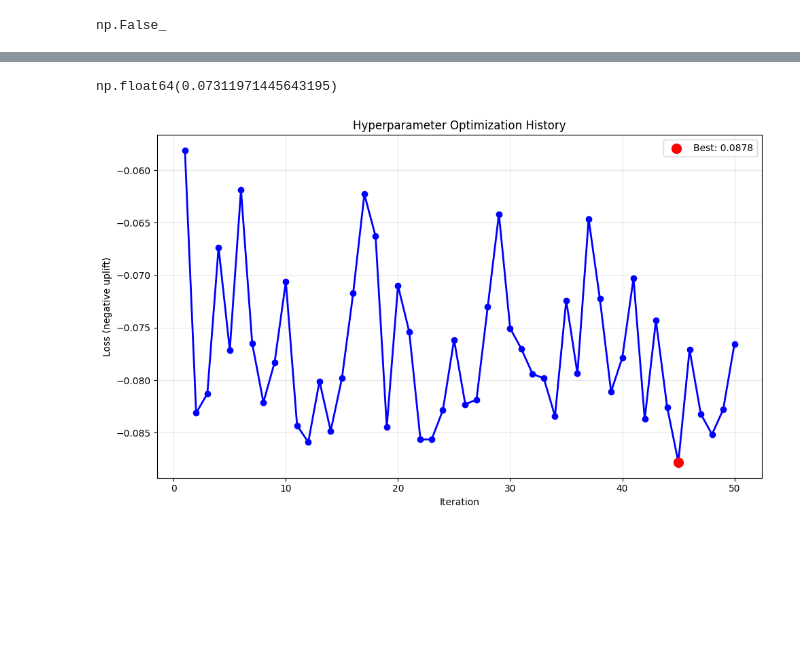
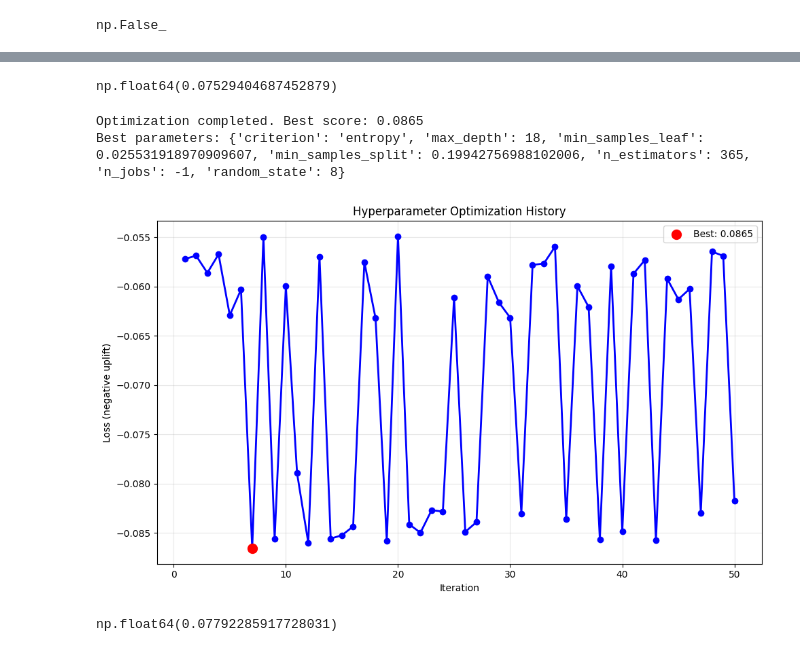
Before and after one commit to Romashka8/UpliftNinja, a Jupyter notebook: benchmarks.ipynb, the cells around one changed output, grey strips where cells are left out. Drawn from its saved outputs; the diff is of its cells as text; code cells hidden in the pictures; blank space fills up the shorter version.

Commit message:
🟨feat: added best model selection part

```diff
--- a/benchmarks.ipynb
+++ b/benchmarks.ipynb
@@ -686,5 +688,9 @@ res
 # %%
 cb_params = Spaces.cb_hp_space
+cb_params['random_state'] = SEED
+
+rf_params = Spaces.rf_hp_space
+rf_params['random_state'] = SEED
 
 cb_tune = Selection.UpliftTune(
     base_model_class=CatBoostClassifier,
@@ -696,4 +702,15 @@ cb_tune = Selection.UpliftTune(
     scoring_metric='uplift',
     verbose=True
 )
+
+rf_tune = Selection.UpliftTune(
+    base_model_class=RandomForestClassifier,
+    uplift_model_class=ClassTransformation,
+    data=X_train,
+    target=y_train,
+    treatment=treat_train,
+    space=rf_params,
+    scoring_metric='uplift',
+    verbose=True
+)
 # %%
@@ -718,8 +740,32 @@ uplift_30 = uplift_at_k(
+# %%
+uplift_30_cb
+# %% [output]
+np.float64(0.07529404687452879)
+# %%
+rf_tuned = rf_tune.tune()
+
+with open('data/models/rf_best_params.pkl', 'wb') as f:
+    pickle.dump(rf_tuned['best_params'], f)
+
+best_rf = ClassTransformation(RandomForestClassifier(**rf_tuned['best_params']))
+best_rf.fit(X_train, y_train, treat_train)
+
+uplift_val_rf = best_rf.predict(X_val)
+uplift_30_rf = uplift_at_k(
+                y_true=y_val,
+                uplift=uplift_val_rf,
+                treatment=treat_val,
+                strategy='by_group',
+                k=0.3
+            )
+# %% [output]
+Optimization completed. Best score: 0.0865
+Best parameters: {'criterion': 'entropy', 'max_depth': 18, 'min_samples_leaf': 0.025531918970909607, 'min_samples_split': 0.19942756988102006, 'n_estimators': 365, 'n_jobs': -1, 'random_state': 8}
+# %%
+rf_tune.plot_optimization_history()
+# %% [output]
+[figure, added]
 # %%
-uplift_30
+uplift_30_rf
 # %% [output]
-np.float64(0.07311971445643195)
+np.float64(0.07792285917728031)
-# %%
-cb_tune.plot_optimization_history()
-# %% [output]
-[figure, removed]
```
Also changed, not shown: parts of 12 cells of this notebook.
